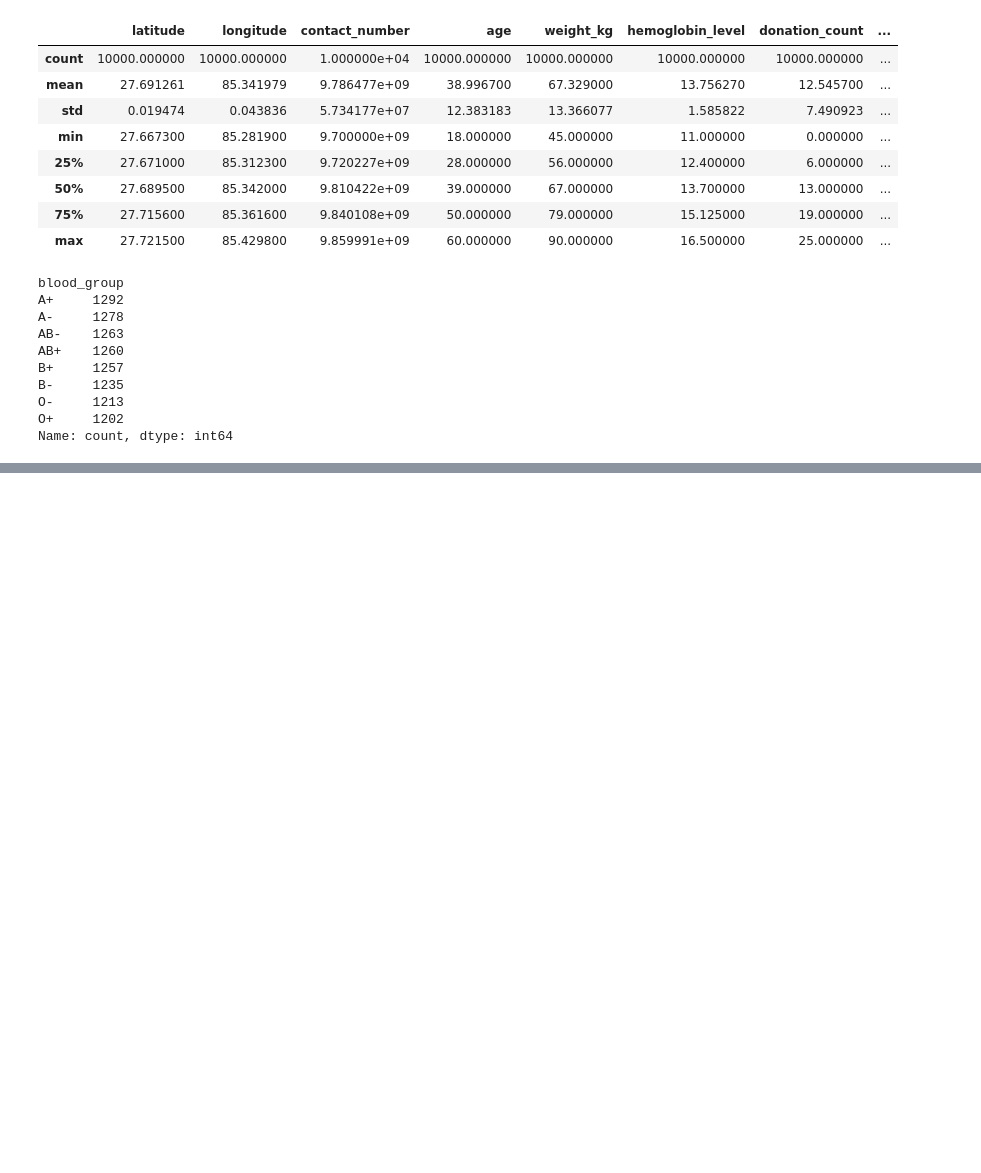
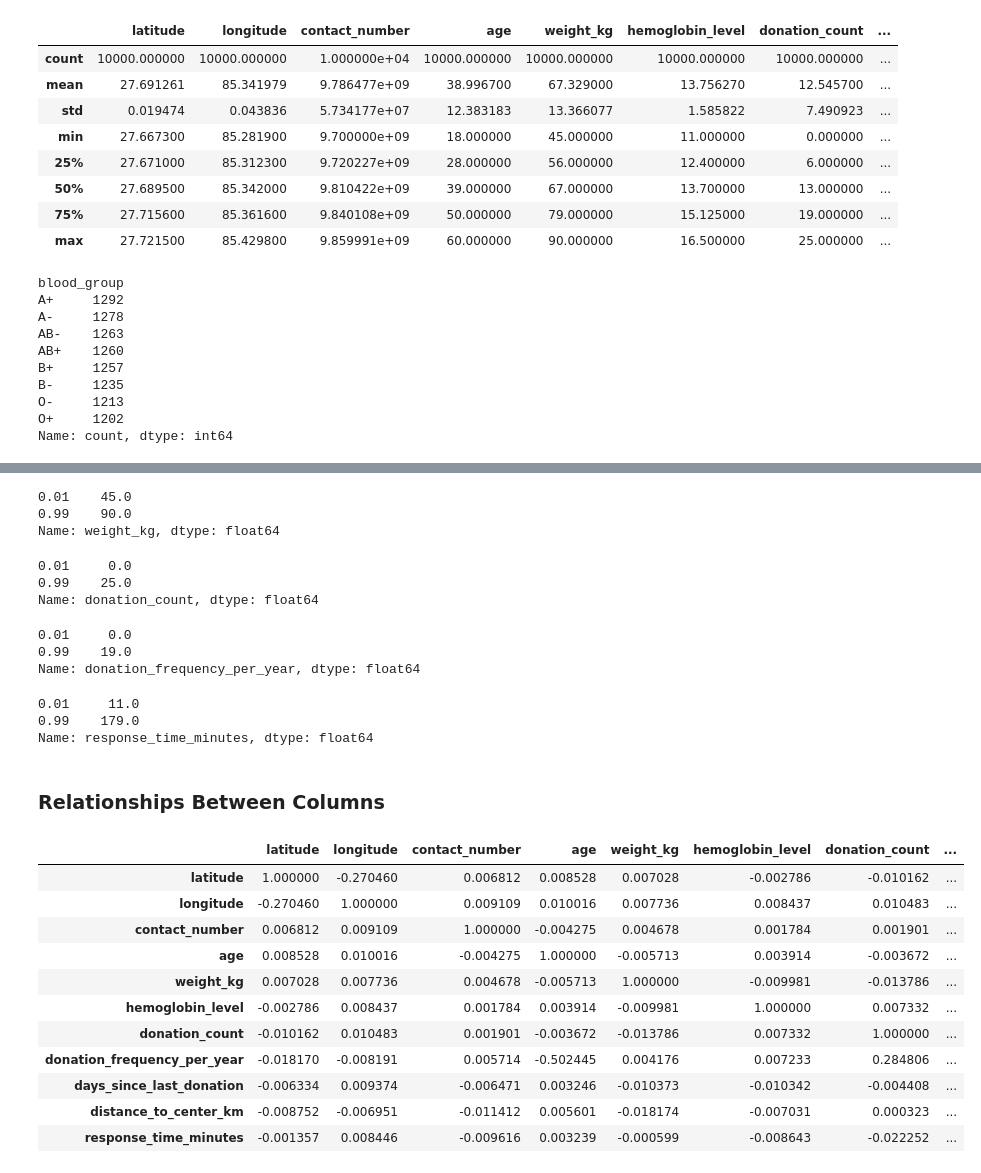
Before and after one commit to AnupCh37/BloodFinderAnalysis, a Jupyter notebook: notebooks/01_data_overview_cleaning.ipynb, the cells around one changed output, grey strips where cells are left out. Cells and saved outputs as stored; diff of their text form; code cells hidden in the pictures; blank space fills up the shorter version.

```diff
--- a/notebooks/01_data_overview_cleaning.ipynb
+++ b/notebooks/01_data_overview_cleaning.ipynb
@@ -267,0 +211,41 @@ donor_df['preferred_contact_method'].value_counts()
+# %%
+donor_df["weight_kg"].quantile([0.01,0.99])
+# %% [output]
+0.01    45.0
+0.99    90.0
+Name: weight_kg, dtype: float64
+# %%
+donor_df["donation_count"].quantile([0.01,0.99])
+# %% [output]
+0.01     0.0
+0.99    25.0
+Name: donation_count, dtype: float64
+# %%
+donor_df["donation_frequency_per_year"].quantile([0.01,0.99])
+# %% [output]
+0.01     0.0
+0.99    19.0
+Name: donation_frequency_per_year, dtype: float64
+# %%
+donor_df["response_time_minutes"].quantile([0.01,0.99])
+# %% [output]
+0.01     11.0
+0.99    179.0
+Name: response_time_minutes, dtype: float64
+# %% [markdown]
+### Relationships Between Columns
+# %%
+donor_df.corr(numeric_only=True)
+# %% [output]
+|  | latitude | longitude | contact_number | age | weight_kg | hemoglobin_level | donation_count | ... |
+| latitude | 1.000000 | -0.270460 | 0.006812 | 0.008528 | 0.007028 | -0.002786 | -0.010162 | ... |
+| longitude | -0.270460 | 1.000000 | 0.009109 | 0.010016 | 0.007736 | 0.008437 | 0.010483 | ... |
+| contact_number | 0.006812 | 0.009109 | 1.000000 | -0.004275 | 0.004678 | 0.001784 | 0.001901 | ... |
+| age | 0.008528 | 0.010016 | -0.004275 | 1.000000 | -0.005713 | 0.003914 | -0.003672 | ... |
+| weight_kg | 0.007028 | 0.007736 | 0.004678 | -0.005713 | 1.000000 | -0.009981 | -0.013786 | ... |
+| hemoglobin_level | -0.002786 | 0.008437 | 0.001784 | 0.003914 | -0.009981 | 1.000000 | 0.007332 | ... |
+| donation_count | -0.010162 | 0.010483 | 0.001901 | -0.003672 | -0.013786 | 0.007332 | 1.000000 | ... |
+| donation_frequency_per_year | -0.018170 | -0.008191 | 0.005714 | -0.502445 | 0.004176 | 0.007233 | 0.284806 | ... |
+| days_since_last_donation | -0.006334 | 0.009374 | -0.006471 | 0.003246 | -0.010373 | -0.010342 | -0.004408 | ... |
+| distance_to_center_km | -0.008752 | -0.006951 | -0.011412 | 0.005601 | -0.018174 | -0.007031 | 0.000323 | ... |
+| response_time_minutes | -0.001357 | 0.008446 | -0.009616 | 0.003239 | -0.000599 | -0.008643 | -0.022252 | ... |
```
Also changed, not shown: parts of 58 cells of this notebook.
